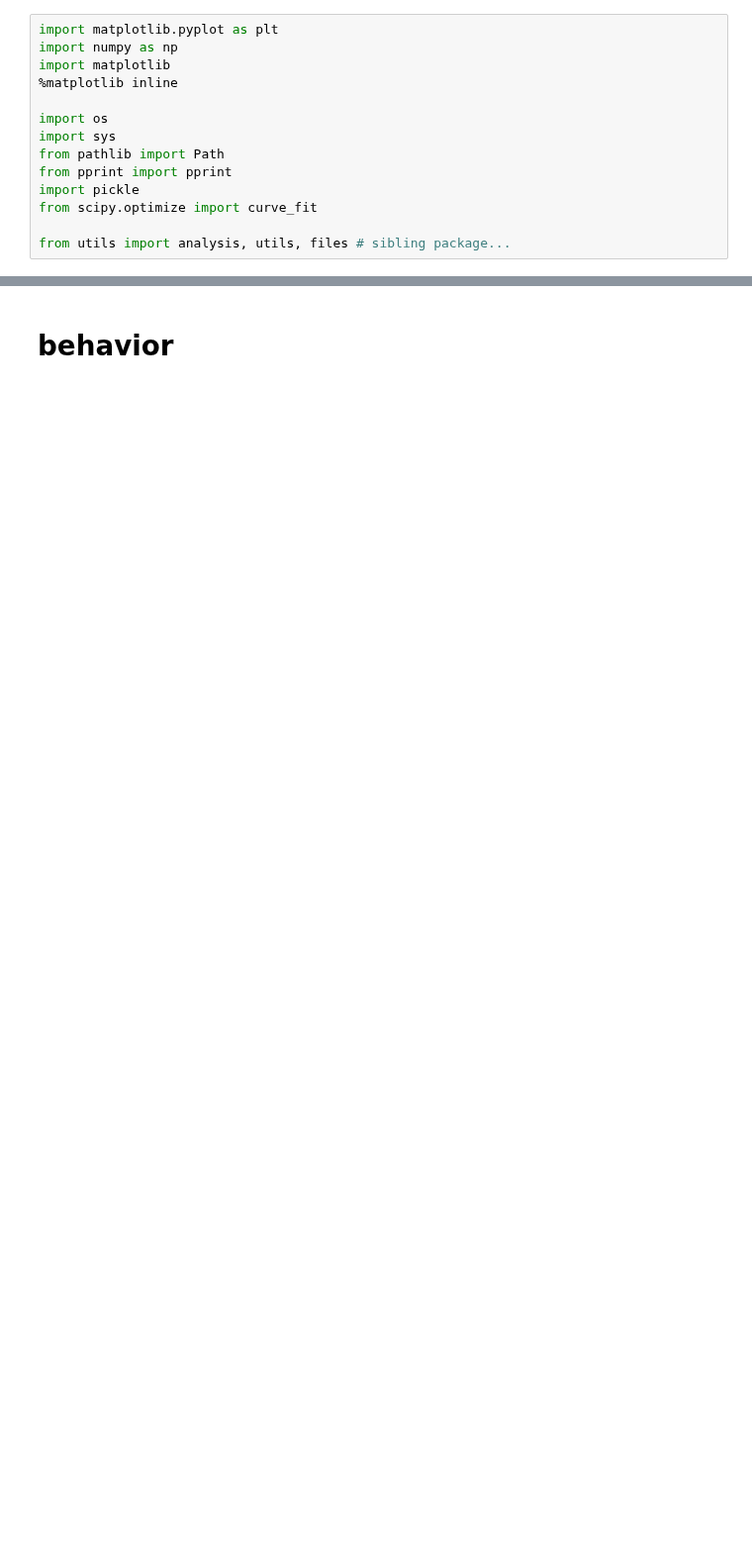
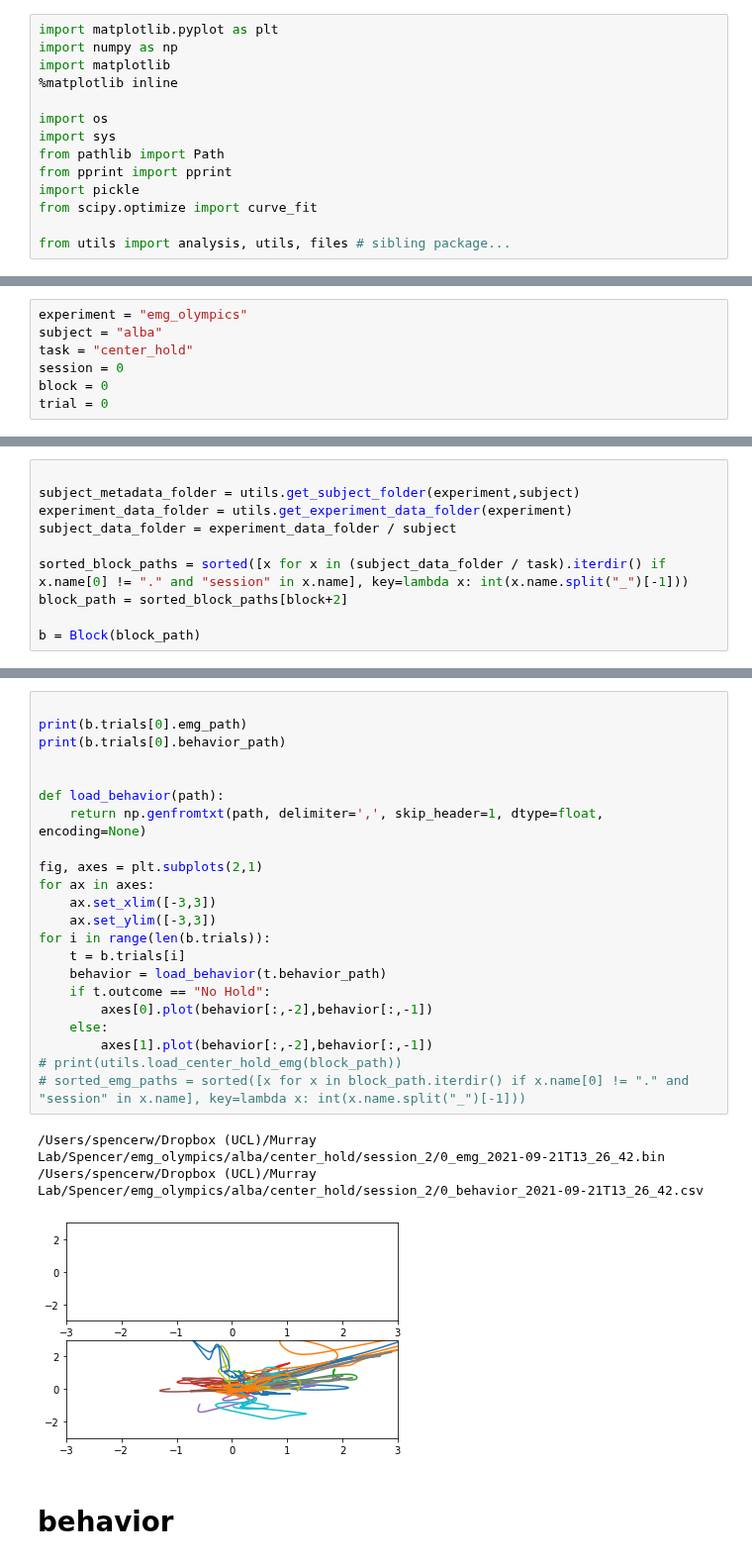
Before and after one commit to spewil/kyberphysics, a Jupyter notebook: notebooks/load_behavior.ipynb, the cells around one changed output, grey strips where cells are left out. Shown at 99% size. Drawn from its saved outputs; the diff is of its cells as text; blank space fills up the shorter version.

Commit message:
add trial objects

```diff
--- a/notebooks/load_behavior.ipynb
+++ b/notebooks/load_behavior.ipynb
@@ -27,0 +46,7 @@ print("subject metadata: ", subject_metadata_folder)
+# %%
+experiment = "emg_olympics"
+subject = "alba"
+task = "center_hold"
+session = 0
+block = 0
+trial = 0
@@ -27,0 +139,10 @@ print("subject metadata: ", subject_metadata_folder)
+# %%
+
+subject_metadata_folder = utils.get_subject_folder(experiment,subject)
+experiment_data_folder = utils.get_experiment_data_folder(experiment)
+subject_data_folder = experiment_data_folder / subject
+
+sorted_block_paths = sorted([x for x in (subject_data_folder / task).iterdir() if x.name[0] != "." and "session" in x.name], key=lambda x: int(x.name.split("_")[-1]))
+block_path = sorted_block_paths[block+2]
+
+b = Block(block_path)
@@ -28,2 +156,28 @@ print("subject metadata: ", subject_metadata_folder)
+# %%
+
+print(b.trials[0].emg_path)
+print(b.trials[0].behavior_path)
+
+
+def load_behavior(path):
+    return np.genfromtxt(path, delimiter=',', skip_header=1, dtype=float, encoding=None)
+
+fig, axes = plt.subplots(2,1)
+for ax in axes:
+    ax.set_xlim([-3,3])
+    ax.set_ylim([-3,3])
+for i in range(len(b.trials)):
+    t = b.trials[i]
+    behavior = load_behavior(t.behavior_path)
+    if t.outcome == "No Hold":
+        axes[0].plot(behavior[:,-2],behavior[:,-1])
+    else:
+        axes[1].plot(behavior[:,-2],behavior[:,-1])
+# print(utils.load_center_hold_emg(block_path))
+# sorted_emg_paths = sorted([x for x in block_path.iterdir() if x.name[0] != "." and "session" in x.name], key=lambda x: int(x.name.split("_")[-1]))
+# %% [output]
+/Users/spencerw/Dropbox (UCL)/Murray Lab/Spencer/emg_olympics/alba/center_hold/session_2/0_emg_2021-09-21T13_26_42.bin
+/Users/spencerw/Dropbox (UCL)/Murray Lab/Spencer/emg_olympics/alba/center_hold/session_2/0_behavior_2021-09-21T13_26_42.csv
+[figure, added]
 # %% [markdown]
 # behavior
```
Also changed, not shown: parts of 11 cells of this notebook, 4 other files.
